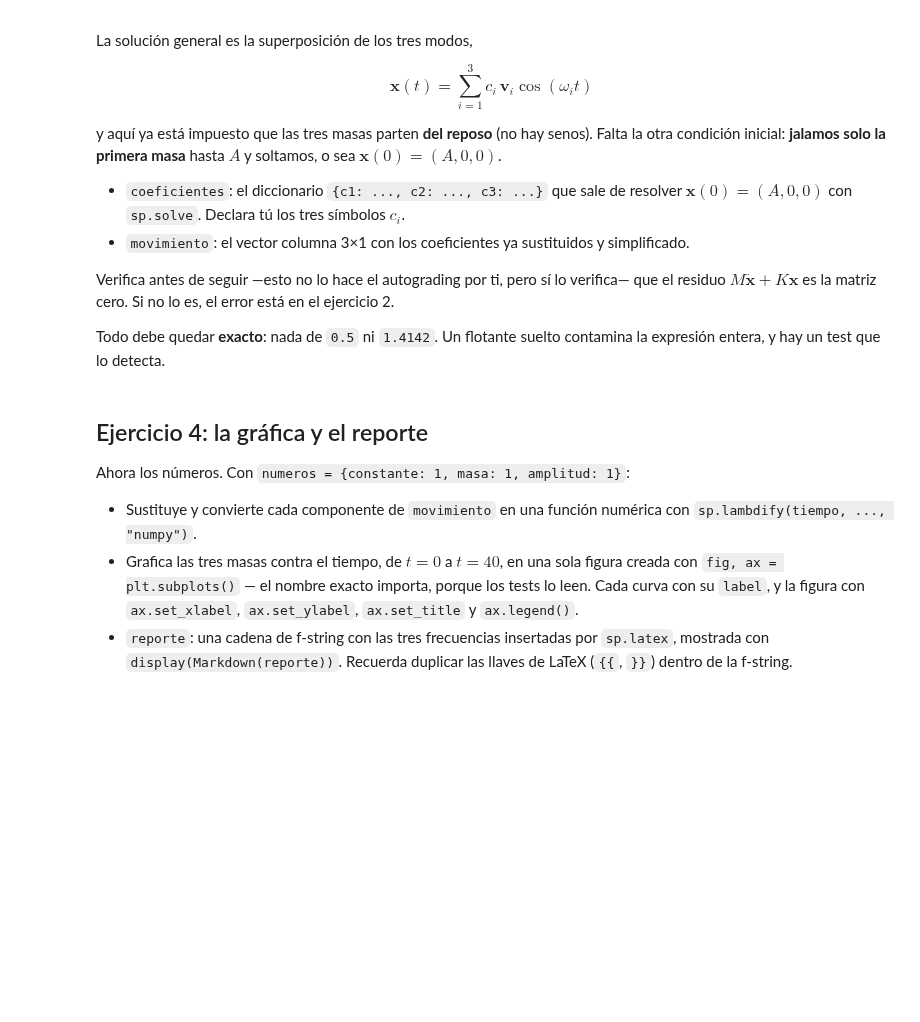
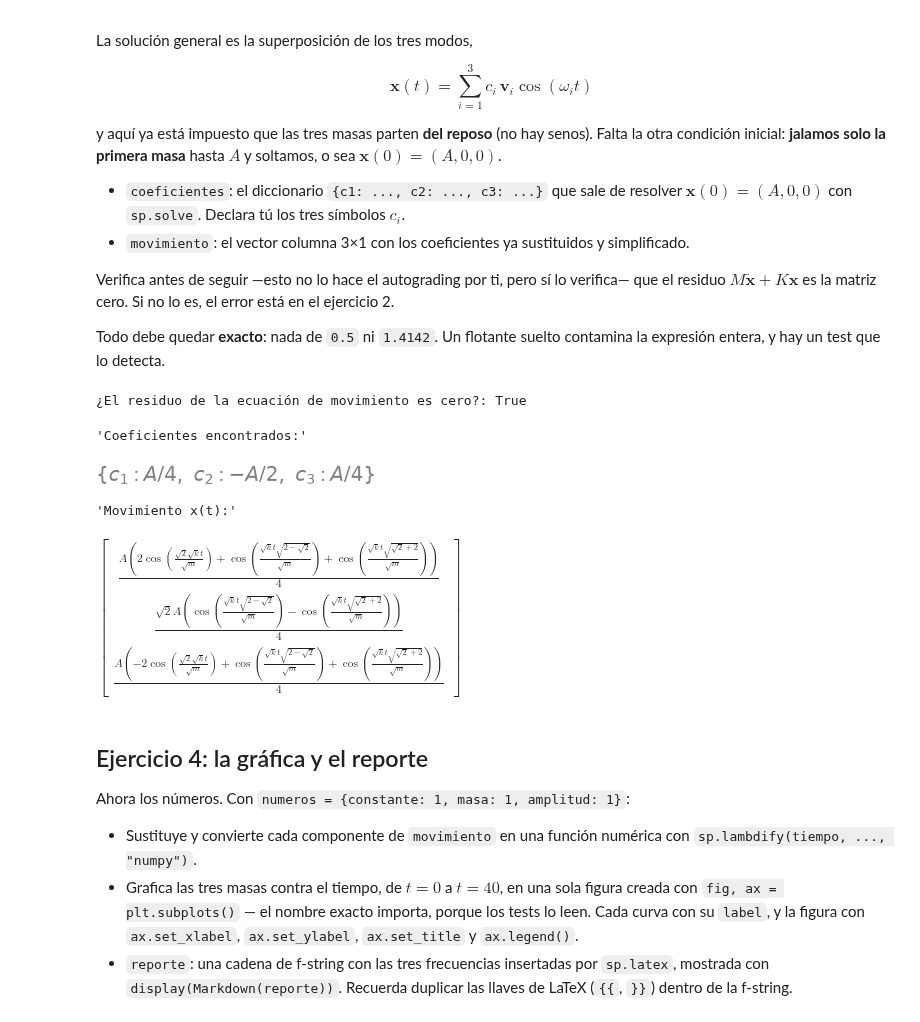
Before and after one commit to Eltiempo10/temas-selectos-fisica-computacional-1, a Jupyter notebook: semana-06/tarea/tarea-06.ipynb, the cells around one changed output. Drawn from its saved outputs; the diff is of its cells as text; code cells hidden in the pictures; blank space fills up the shorter version.

```diff
--- a/semana-06/tarea/tarea-06.ipynb
+++ b/semana-06/tarea/tarea-06.ipynb
@@ -119,10 +161,44 @@ Si no lo es, el error está en el ejercicio 2.
 Todo debe quedar **exacto**: nada de `0.5` ni `1.4142`. Un flotante suelto
 contamina la expresión entera, y hay un test que lo detecta.
 # %%
-# TODO: completa el ejercicio 3
-coeficientes = ...
+# 1. Declaración de los coeficientes de la combinación lineal
+c1, c2, c3 = sp.symbols('c1 c2 c3')
 
-movimiento = ...
+# 2. Imposición de la condición inicial en t=0
+# x(0) = c1*v1 + c2*v2 + c3*v3
+x_inicial_teorica = c1 * modos[0] + c2 * modos[1] + c3 * modos[2]
+x_inicial_fisica = sp.Matrix([amplitud, 0, 0])
+
+# Resolvemos igualando teórica a física (su resta debe ser el vector nulo)
+coeficientes = sp.solve(x_inicial_teorica - x_inicial_fisica, (c1, c2, c3))
+
+# 3. Construcción de la evolución temporal x(t)
+# x(t) = suma( c_i * v_i * cos(w_i * t) )
+x_t = (
+    c1 * modos[0] * sp.cos(frecuencias[0] * tiempo) +
+    c2 * modos[1] * sp.cos(frecuencias[1] * tiempo) +
+    c3 * modos[2] * sp.cos(frecuencias[2] * tiempo)
+)
+
+# Sustituimos los coeficientes que encontramos y simplificamos a tope
+movimiento = sp.simplify(x_t.subs(coeficientes))
+
+# =====================================================================
+# VERIFICACIÓN: M * a + K * x debe ser el vector nulo cero (F_neta = 0)
+# =====================================================================
+aceleracion = sp.diff(movimiento, tiempo, 2)
+residuo = sp.simplify(masas * aceleracion + rigidez * movimiento)
+
+print("¿El residuo de la ecuación de movimiento es cero?:", residuo == sp.zeros(3, 1))
+
+display("Coeficientes encontrados:", coeficientes)
+display("Movimiento x(t):", movimiento)
+# %% [output]
+¿El residuo de la ecuación de movimiento es cero?: True
+'Coeficientes encontrados:'
+[figure, added]
+'Movimiento x(t):'
+$\displaystyle \left[\begin{matrix}\frac{A \left(2 \cos{\left(\frac{\sqrt{2} \sqrt{k} t}{\sqrt{m}} \right)} + \cos{\left(\frac{\sqrt{k} t \sqrt{2 - \sqrt{2}}}{\sqrt{m}} \right)} + \cos{\left(\frac{\sqrt{k} t \sqrt{\sqrt{2} + 2}}{\sqrt{m}} \right)}\right)}{4}\\\frac{\sqrt{2} A \left(\cos{\left(\frac{\sqrt{k} t \sqrt{2 - \sqrt{2}}}{\sqrt{m}} \right)} - \cos{\left(\frac{\sqrt{k} t \sqrt{\sqrt{2} + 2}}{\sqrt{m}} \right)}\right)}{4}\\\frac{A \left(- 2 \cos{\left(\frac{\sqrt{2} \sqrt{k} t}{\sqrt{m}} \right)} + \cos{\left(\frac{\sqrt{k} t \sqrt{2 - \sqrt{2}}}{\sqrt{m}} \right)} + \cos{\left(\frac{\sqrt{k} t \sqrt{\sqrt{2} + 2}}{\sqrt{m}} \right)}\right)}{4}\end{matrix}\right]$
 # %% [markdown]
 ## Ejercicio 4: la gráfica y el reporte
 
```
Also changed, not shown: parts of 4 cells of this notebook.
